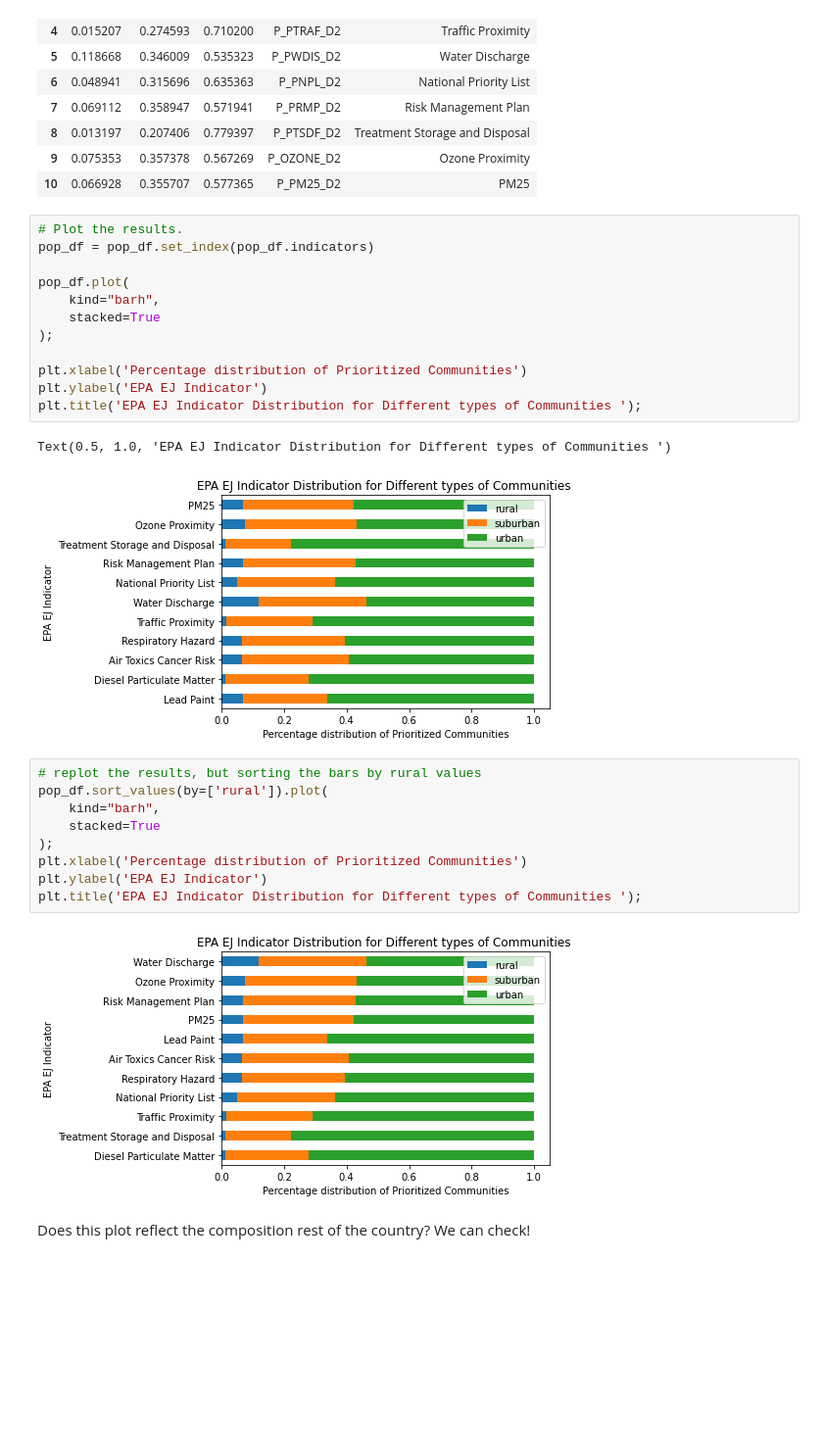
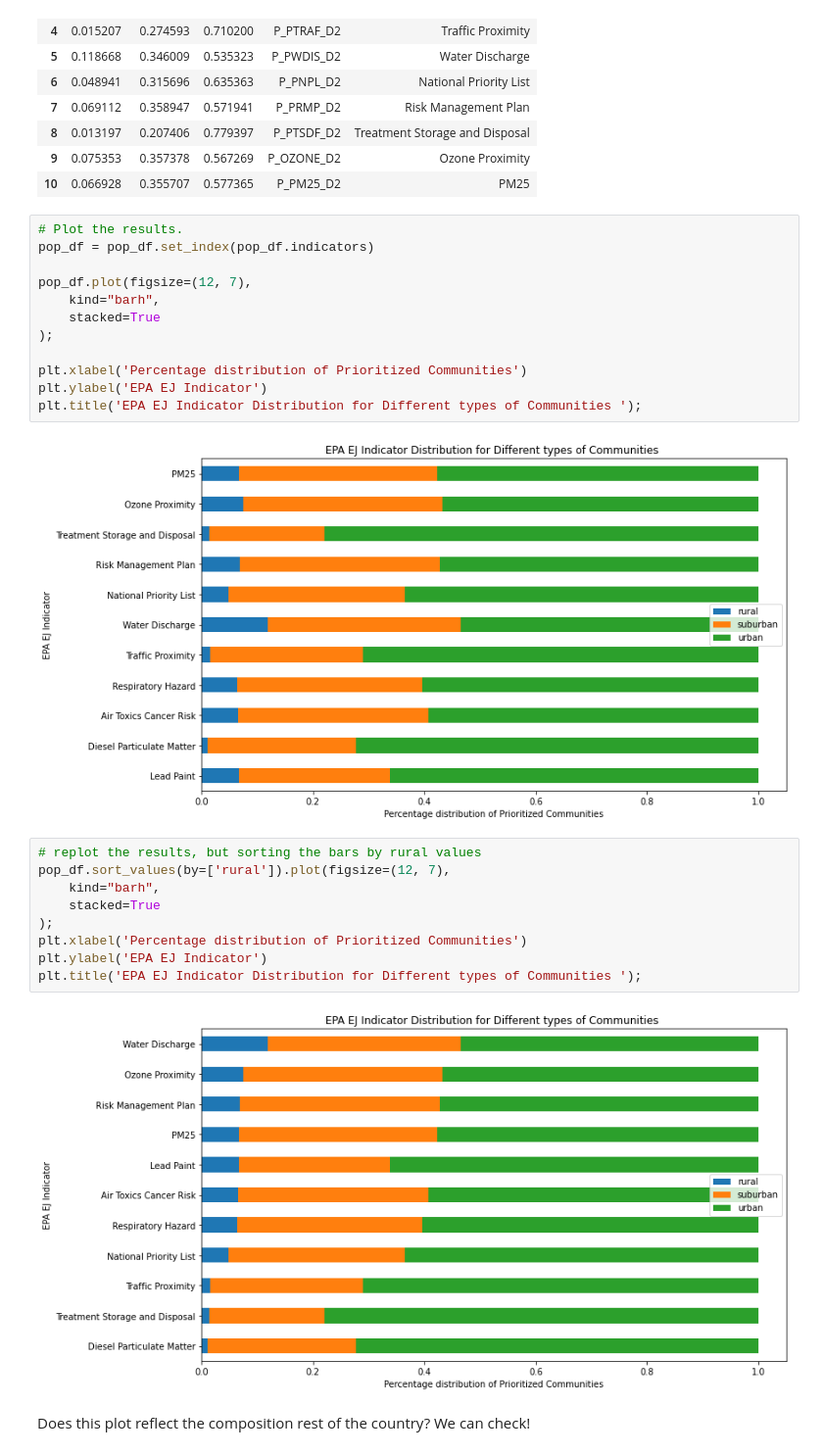
Before and after one commit to UCB-Econ-148/sp23-student, a Jupyter notebook: lec/Lec9-2/justice40.ipynb, the cells around one changed output. Shown at 98% size. Drawn from its saved outputs; the diff is of its cells as text; blank space fills up the shorter version.

```diff
--- a/lec/Lec9-2/justice40.ipynb
+++ b/lec/Lec9-2/justice40.ipynb
@@ -272,7 +271,7 @@ pop_df
 # Plot the results.
 pop_df = pop_df.set_index(pop_df.indicators)
 
-pop_df.plot(
+pop_df.plot(figsize=(12, 7),
     kind="barh",
     stacked=True
 );
@@ -281,19 +280,18 @@ plt.xlabel('Percentage distribution of Prioritized Communities')
 plt.ylabel('EPA EJ Indicator')
 plt.title('EPA EJ Indicator Distribution for Different types of Communities ');
 # %% [output]
-Text(0.5, 1.0, 'EPA EJ Indicator Distribution for Different types of Communities ')
-[figure, old version]
+[figure, new version]
 # %%
 # replot the results, but sorting the bars by rural values
-pop_df.sort_values(by=['rural']).plot(
+pop_df.sort_values(by=['rural']).plot(figsize=(12, 7),
     kind="barh",
     stacked=True
 );
 plt.xlabel('Percentage distribution of Prioritized Communities')
 plt.ylabel('EPA EJ Indicator')
 plt.title('EPA EJ Indicator Distribution for Different types of Communities ');
 # %% [output]
-[figure, old version]
+[figure, new version]
 # %% [markdown]
 Does this plot reflect the composition rest of the country? We can check!
 # %%
```
Also changed, not shown: parts of 17 cells of this notebook.
